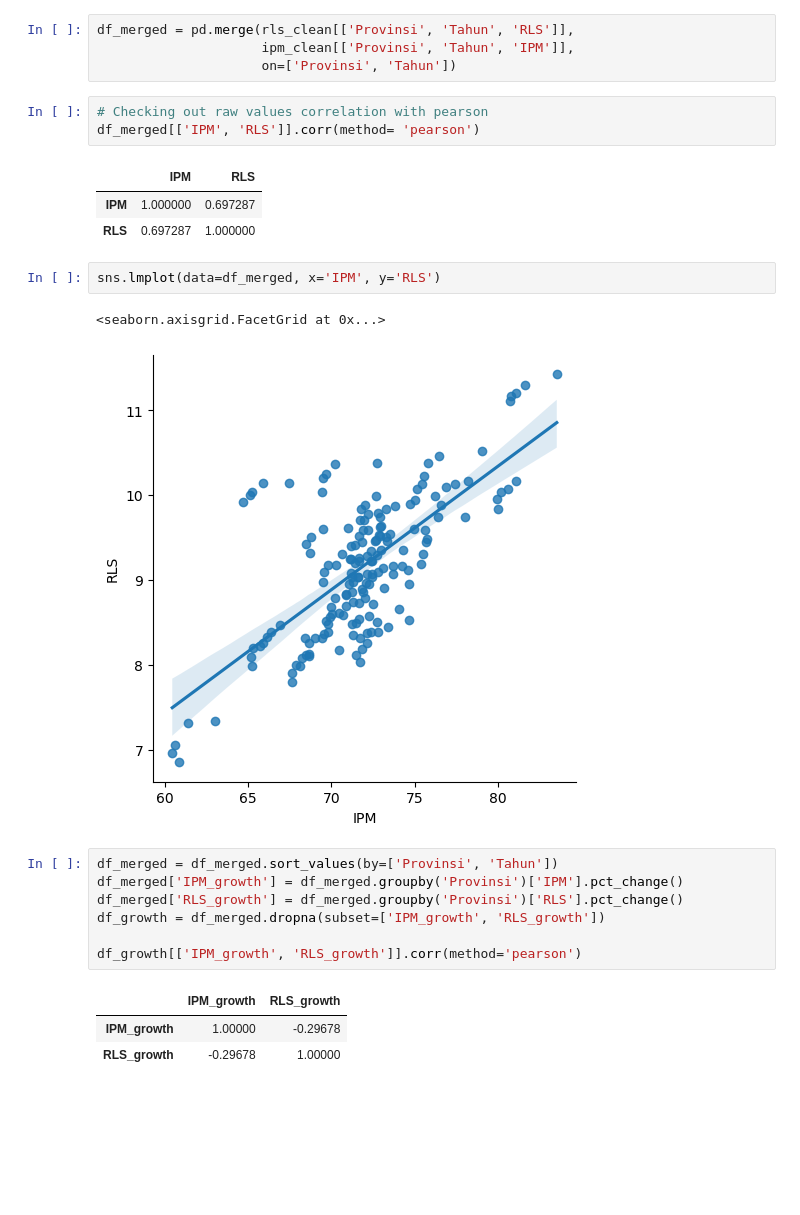
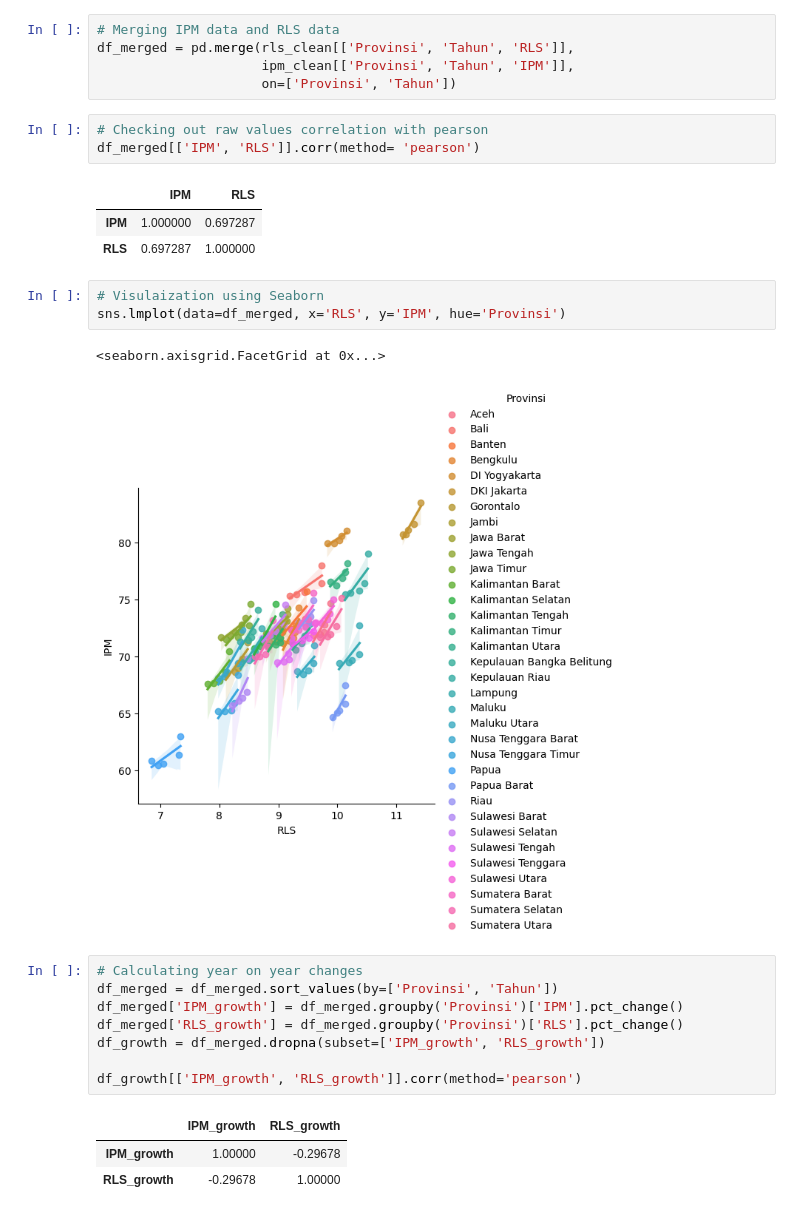
Before and after one commit to adnanmaja/human-developtment-eda, a Jupyter notebook: main.ipynb, the cells around one changed output. Drawn from its saved outputs; the diff is of its cells as text; blank space fills up the shorter version.

```diff
--- a/main.ipynb
+++ b/main.ipynb
@@ -30,6 +33,7 @@ rls_clean = rls_data.melt(id_vars='Provinsi',
 
 rls_clean['Tahun'] = rls_clean['RLS_Tahun'].str.extract(r'(\d{4})').astype(int)
 # %%
+# Merging IPM data and RLS data
 df_merged = pd.merge(rls_clean[['Provinsi', 'Tahun', 'RLS']],
                      ipm_clean[['Provinsi', 'Tahun', 'IPM']],
                      on=['Provinsi', 'Tahun'])
@@ -41,11 +45,13 @@ df_merged[['IPM', 'RLS']].corr(method= 'pearson')
 | IPM | 1.000000 | 0.697287 |
 | RLS | 0.697287 | 1.000000 |
 # %%
-sns.lmplot(data=df_merged, x='IPM', y='RLS')
+# Visulaization using Seaborn
+sns.lmplot(data=df_merged, x='RLS', y='IPM', hue='Provinsi')
 # %% [output]
 <seaborn.axisgrid.FacetGrid at 0x...>
-[figure, old version]
+[figure, new version]
 # %%
+# Calculating year on year changes
 df_merged = df_merged.sort_values(by=['Provinsi', 'Tahun'])
 df_merged['IPM_growth'] = df_merged.groupby('Provinsi')['IPM'].pct_change()
 df_merged['RLS_growth'] = df_merged.groupby('Provinsi')['RLS'].pct_change()
```
Also changed, not shown: parts of 5 cells of this notebook.
